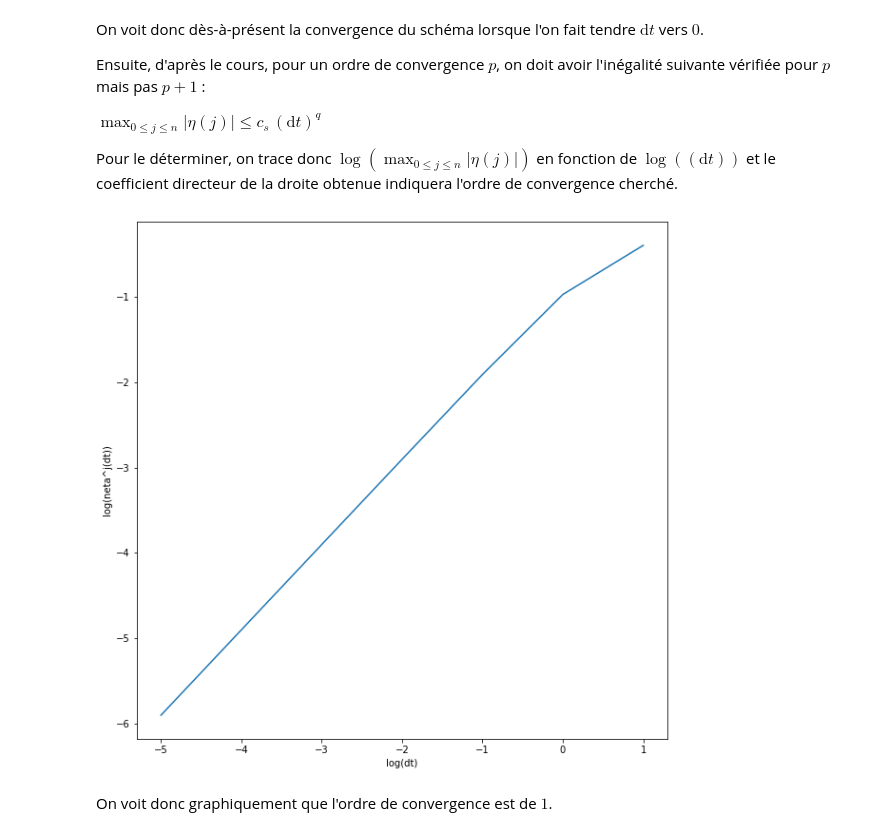
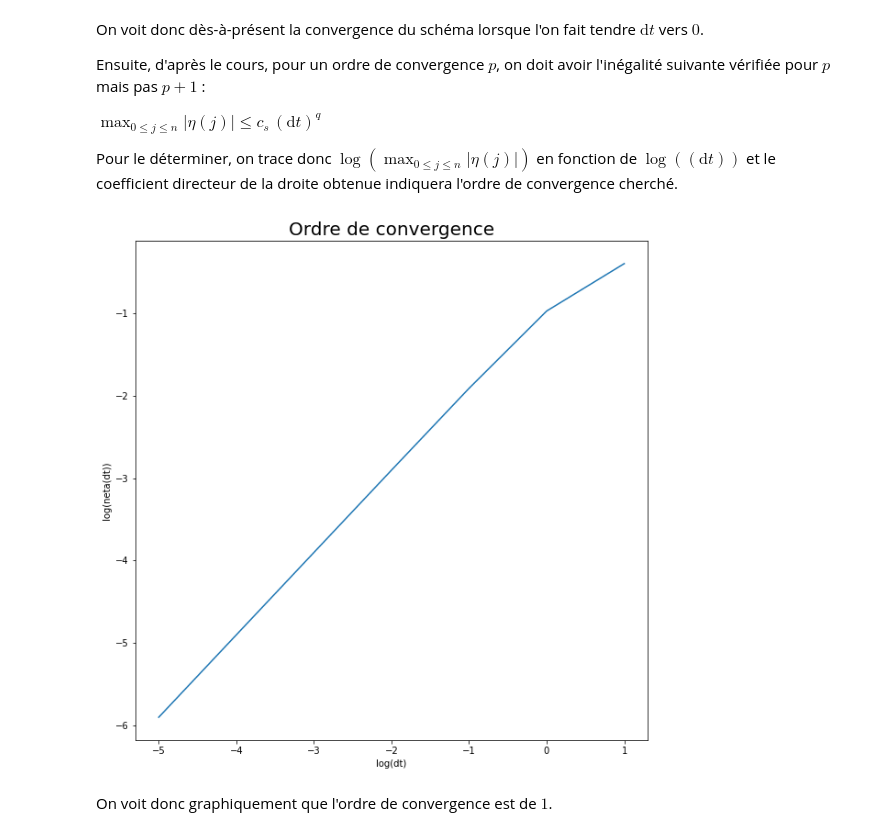
Before and after one commit to Saach921/Projet_Numerique_2, a Jupyter notebook: Projet Numérique N2.ipynb, the cells around one changed output. Cells and saved outputs as stored; diff of their text form; code cells hidden in the pictures.

```diff
--- a/Projet Numérique N2.ipynb
+++ b/Projet Numérique N2.ipynb
@@ -300,19 +300,20 @@ def neta(dt):
 # %%
 def ordre_de_convergence(f):
     Y=[]
     X=[]
     for i in range(-5,2):
         X.append(i)
         Y.append(math.log10(neta(10**(i))))
     return X,Y
 
 X,Y = ordre_de_convergence(h)
 plt.plot(X,Y)
-plt.ylabel("log(neta^j(dt))")
+plt.title("Ordre de convergence",size=20)
+plt.ylabel("log(neta(dt))")
 plt.xlabel("log(dt)")
 plt.show()
 # %% [output]
-[figure, old version]
+[figure, new version]
 # %% [markdown]
 On voit donc graphiquement que l'ordre de convergence est de $1$.
 # %% [markdown]
```
